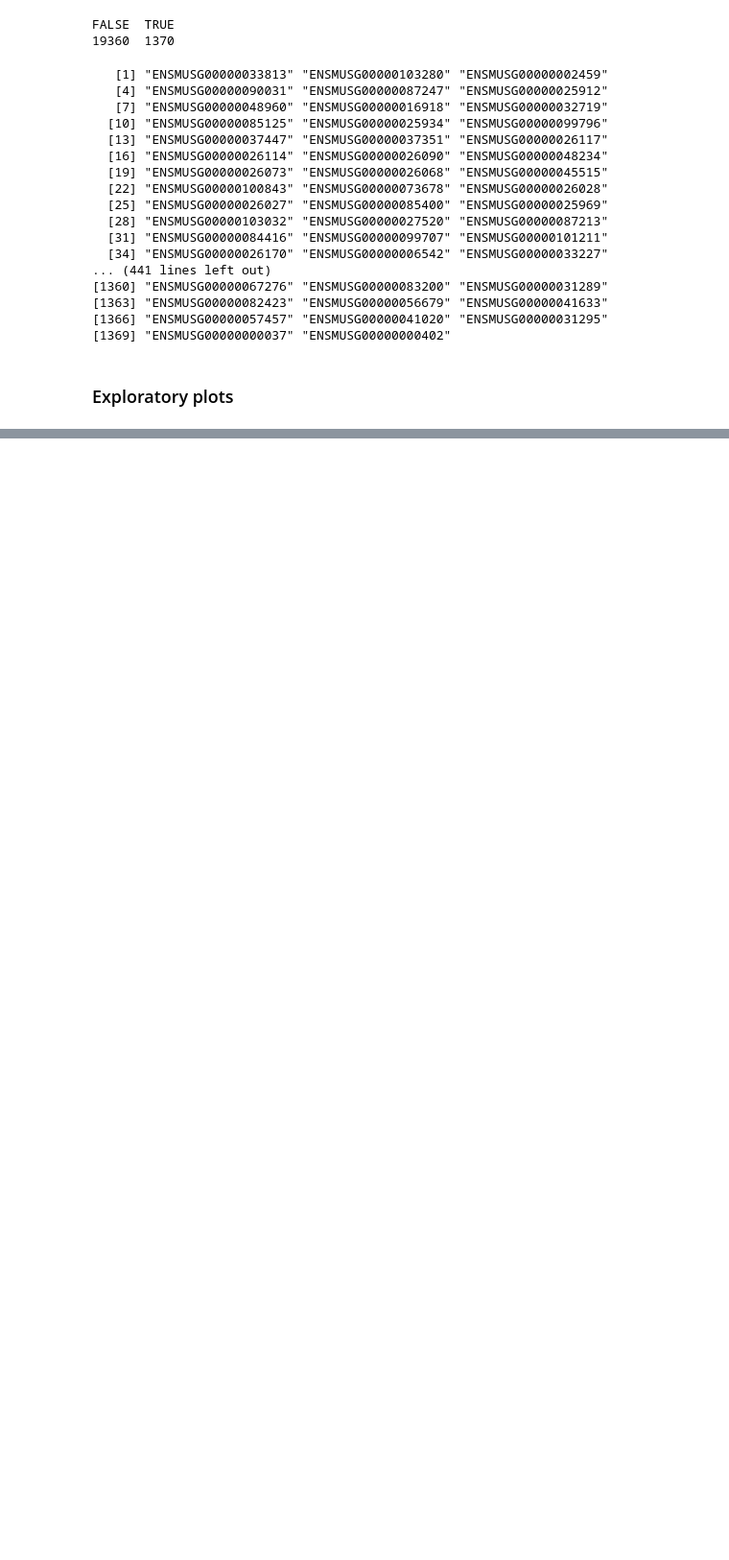
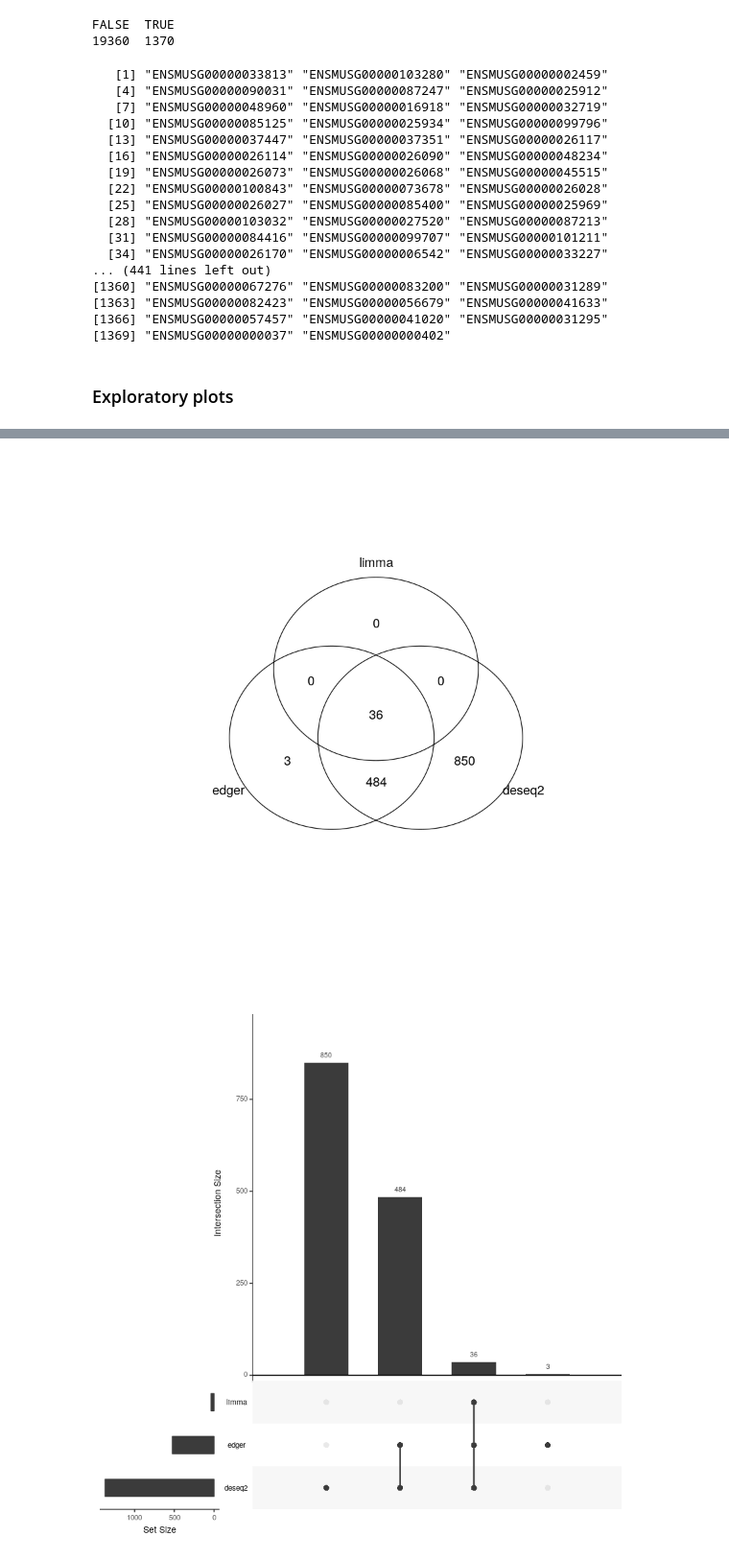
Before and after one commit to Sophia-art/EukaryoticTranscriptomics, a Jupyter notebook: PCA.ipynb, the cells around one changed output, grey strips where cells are left out. Shown at 96% size. Drawn from its saved outputs; the diff is of its cells as text; code cells hidden in the pictures; blank space fills up the shorter version.

```diff
--- a/PCA.ipynb
+++ b/PCA.ipynb
@@ -490,0 +579,12 @@ anno
+# %%
+ # perform the testing for every gene using the neg . binomial model
+edger_lrt <- glmLRT(edger_fit)
+# %%
+ # extract results from edger _ lrt $ table plus adjusted p - values
+DGE.results_edgeR <- topTags(edger_lrt, n = Inf , # to retrieve all genes
+    sort.by = "logFC", p.value = 0.05, adjust.method = "BH")
+DGE.results_edgeR$table
+
+
+DGEgenes.edgeR <- rownames(subset(DGE.results_edgeR$table, abs(logFC) >= 1))
+str(DGE.results_edgeR$table[DGEgenes.edgeR,])
@@ -490,0 +626,14 @@ anno
+# %%
+# fit a linear model for each gene
+voomed.fitted <- lmFit(voomTransformed, design = design)
+ # compute moderated t - statistics , moderated F - statistics ,
+ # and log - odds of differential expression
+voomed.fitted <- eBayes(voomed.fitted)
+# %%
+ # extract gene list with logFC and statistical measures
+colnames(design) # check how the coefficient is named
+DGE.results_limma <- topTable(voomed.fitted, coef = "sample_info.edgertreat" ,
+ number = Inf, adjust.method = "BH", sort.by = "logFC" )
+
+DGE.results_limma <- subset(DGE.results_limma, abs(logFC)>=1)
+str(DGE.results_limma)
@@ -490,0 +670,12 @@ anno
+# %%
+DE_list <- list(edger = rownames(subset(DGE.results_edgeR$table, FDR <=0.05)),
+     deseq2 = rownames(subset(DGE.results, padj <=0.05)),
+     limma = rownames (subset(DGE.results_limma,adj.P.Val <=0.05)))
+gplots::venn(DE_list)
+
+
+ DE_gns <- UpSetR::fromList(DE_list)
+ UpSetR::upset(DE_gns,order.by = "freq")
+# %% [output]
+[figure, added]
+[figure, added]
```
Also changed, not shown: parts of 33 cells of this notebook.
